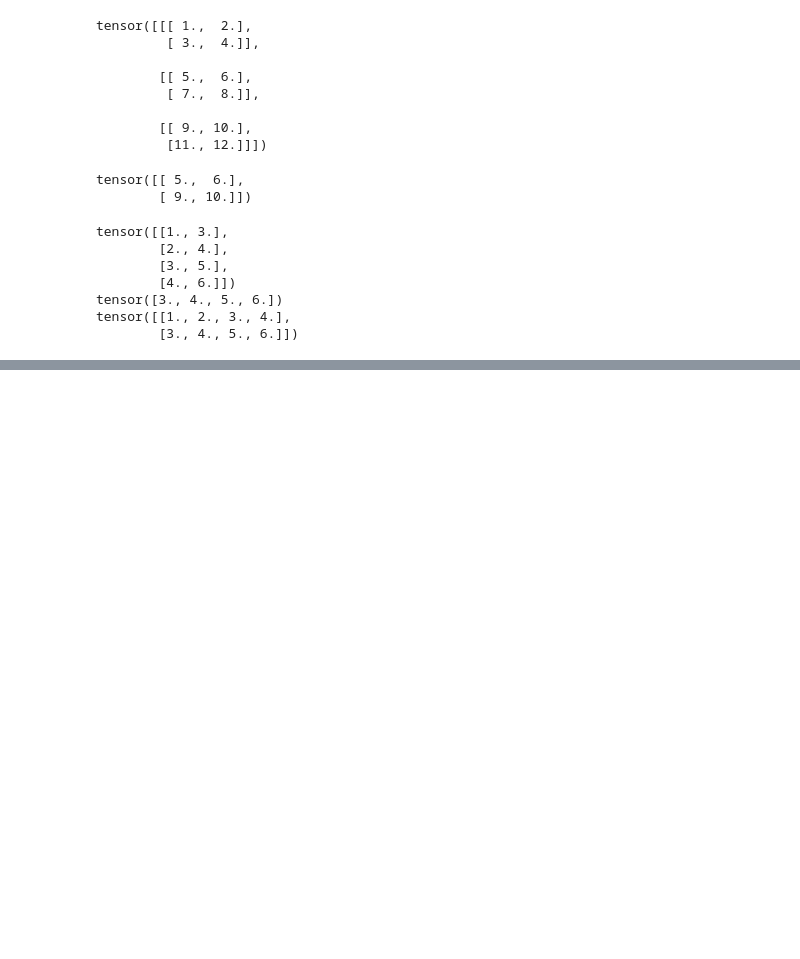
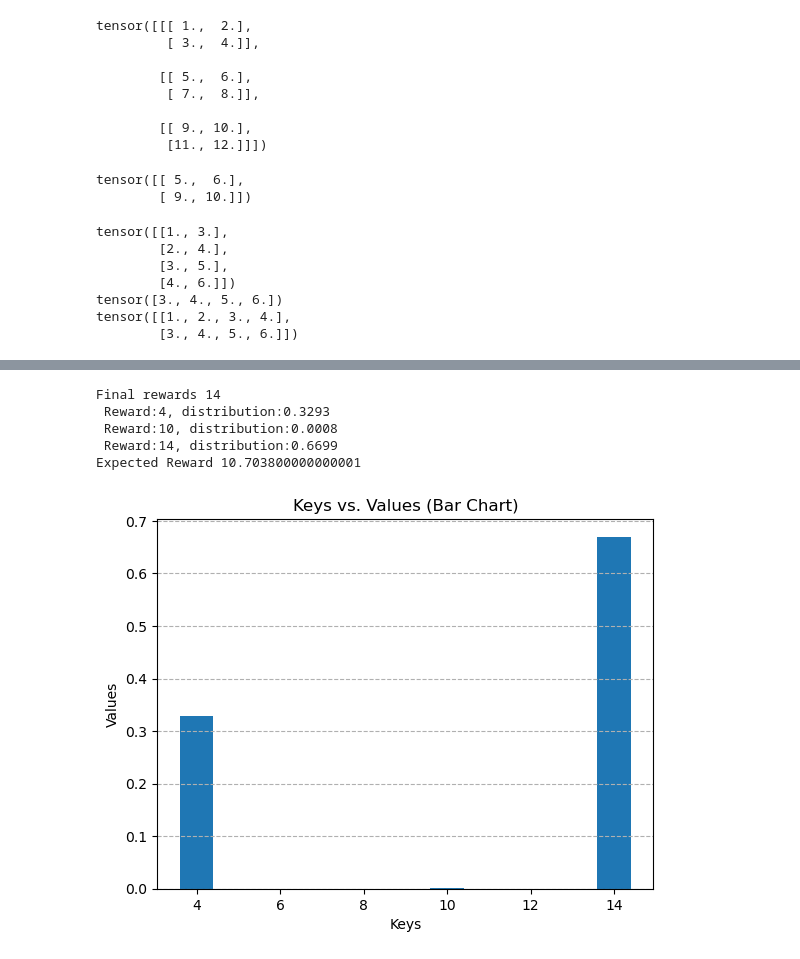
Before and after one commit to rravindran123/ML, a Jupyter notebook: practice-2.ipynb, the cells around one changed output, grey strips where cells are left out. Cells and saved outputs as stored; diff of their text form; code cells hidden in the pictures; blank space fills up the shorter version.

```diff
--- a/practice-2.ipynb
+++ b/practice-2.ipynb
@@ -321,0 +422,69 @@ tensor([[1., 2., 3., 4.],
+# %%
+# enumerate actions
+import random
+import matplotlib.pyplot as plt
+
+#random.seed(124)
+
+actions = ['quit', 'play']
+state = ['start', 'stay', 'end']
+dice = ['1', '2', '3', '4', '5', '6']
+distribution={}
+epoch =10000
+
+for i  in range(epoch):
+    currentState = 'start'
+    totalRewards =0
+    while currentState != 'end':
+
+        #newChoice = random.choice(actions)
+        randVal = random.random()
+
+        if randVal < 0.999:
+            newChoice = 'play'
+        else:
+            newChoice = 'quit'
+
+        if newChoice =='quit':
+            currentState = 'end'
+            totalRewards += 10
+            continue
+        elif currentState == 'start' and newChoice == 'play':
+            currentState = 'stay'
+            totalRewards += 4
+            diceroll = random.choice(dice)
+            # or use radom.randint(1,6)
+            if diceroll == '1' or diceroll == '2':
+                currentState = 'end'
+            else:
+                currentState = 'stay'
+    if totalRewards in distribution:
+        distribution[totalRewards] +=1
+    else:
+        distribution[totalRewards]=1
+
+print(f"Final rewards {totalRewards}")
+expectedRewads =0
+sortedDist = {k:distribution[k]/epoch for k in sorted(distribution)}
+for key, value in sortedDist.items():
+    print(f" Reward:{key}, distribution:{sortedDist[key]}")
+    expectedRewads += key*sortedDist[key]
+print(f"Expected Reward {expectedRewads}")
+
+keys = list(sortedDist.keys())
+values = list(sortedDist.values())
+
+# Create a bar plot
+plt.bar(keys, values)
+plt.title('Keys vs. Values (Bar Chart)')
+plt.xlabel('Keys')
+plt.ylabel('Values')
+plt.grid(axis='y', linestyle='--')  # Optional grid
+plt.show()
+# %% [output]
+Final rewards 14
+ Reward:4, distribution:0.3293
+ Reward:10, distribution:0.0008
+ Reward:14, distribution:0.6699
+Expected Reward 10.703800000000001
+[figure, added]
```
Also changed, not shown: parts of 9 cells of this notebook, 7 other files.
